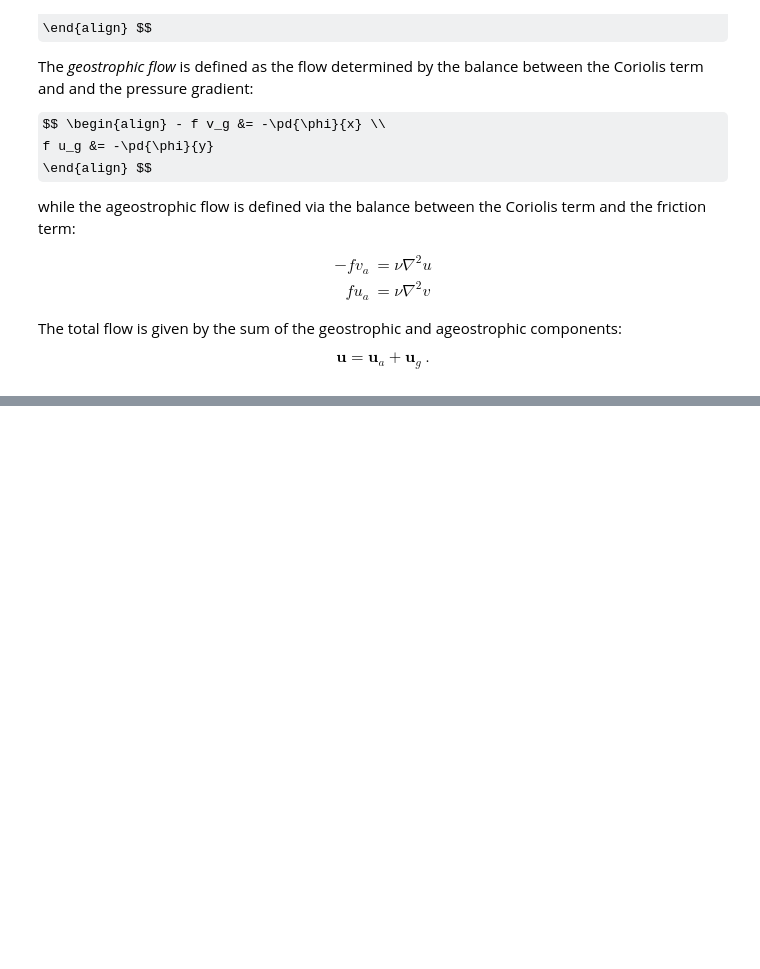
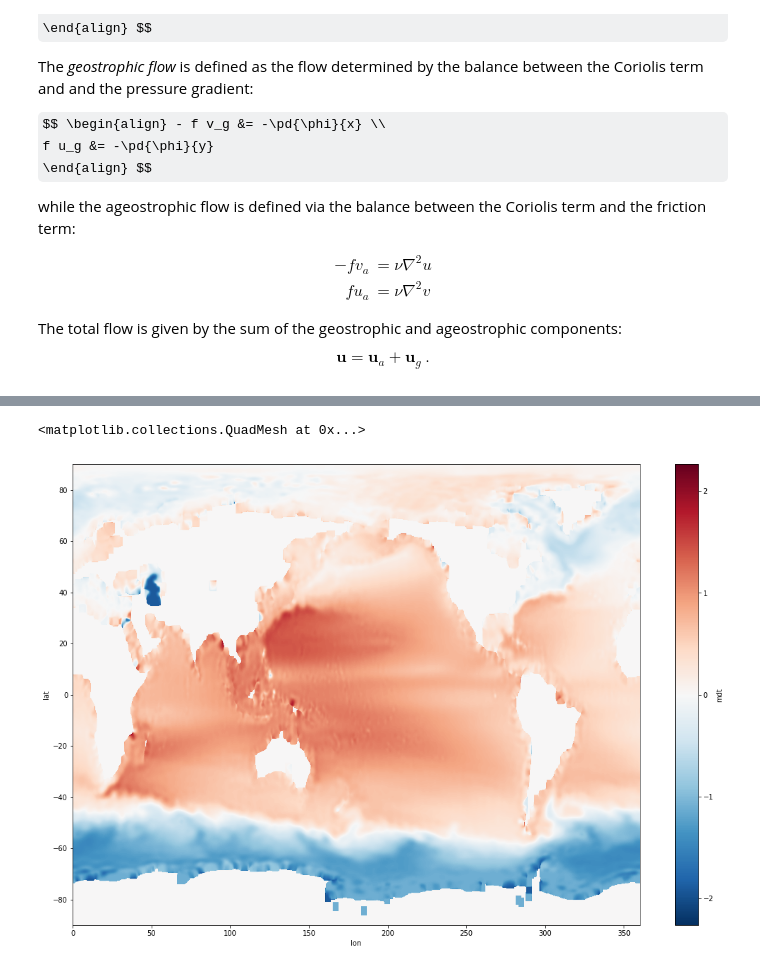
Before and after one commit to rabernat/intro_to_physical_oceanography, a Jupyter notebook: lectures/hydrostatic_geostrophic_ekman.ipynb, the cells around one changed output, grey strips where cells are left out. Drawn from its saved outputs; the diff is of its cells as text; code cells hidden in the pictures; some formulas as TeX source; blank space fills up the shorter version.

```diff
--- a/lectures/hydrostatic_geostrophic_ekman.ipynb
+++ b/lectures/hydrostatic_geostrophic_ekman.ipynb
@@ -134,0 +145,3 @@ These equations, called _thermal wind_ relate the _vertical shear of the geostro
+# %%
+ds = xr.open_dataset('DTU10MDT_2min.nc')
+ds
@@ -134,0 +161,6 @@ These equations, called _thermal wind_ relate the _vertical shear of the geostro
+# %%
+fig, ax = plt.subplots(figsize=(18,12))
+ds.mdt.plot(ax=ax)
+# %% [output]
+<matplotlib.collections.QuadMesh at 0x...>
+[figure, added]
```
Also changed, not shown: parts of 3 cells of this notebook, 3 other files.
